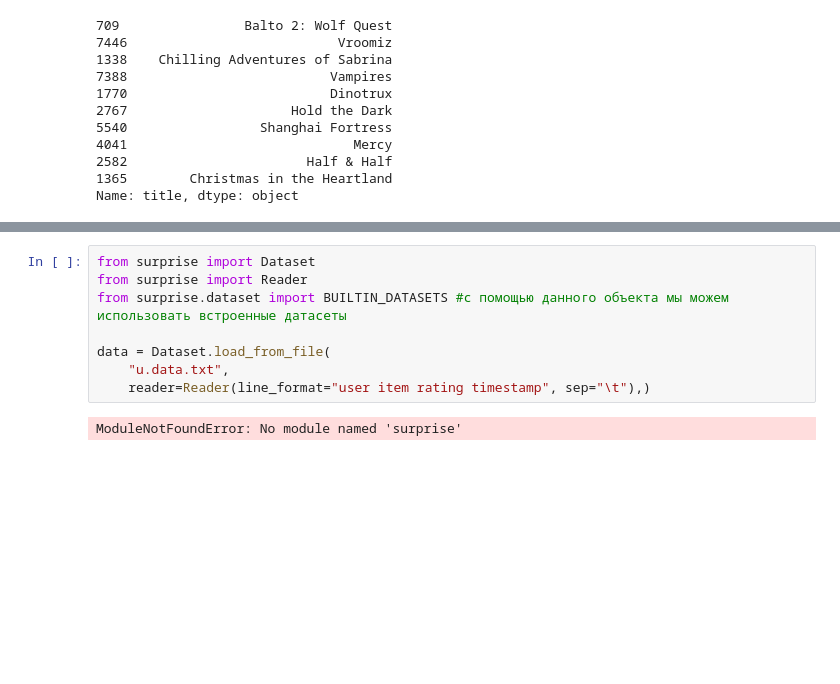
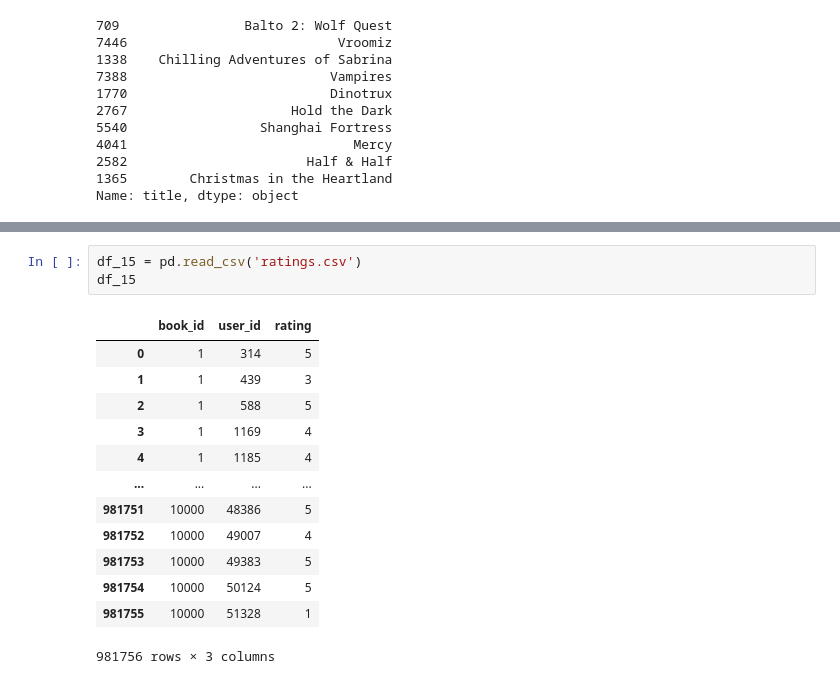
Before and after one commit to AlexGorel/IDE_NEW, a Jupyter notebook: MATH&ML-15. Рекомендательные системы. Часть II/MATH&ML-15. Рекомендательные системы. Часть II.ipynb, the cells around one changed output, grey strips where cells are left out. Cells and saved outputs as stored; diff of their text form; blank space fills up the shorter version.

```diff
--- a/MATH&ML-15. Рекомендательные системы. Часть II/MATH&ML-15. Рекомендательные системы. Часть II.ipynb
+++ b/MATH&ML-15. Рекомендательные системы. Часть II/MATH&ML-15. Рекомендательные системы. Часть II.ipynb
@@ -217,10 +174,17 @@ ERROR: ERROR: Failed to build installable wheels for some pyproject.toml based p
-# %%
-from surprise import Dataset
-from surprise import Reader
-from surprise.dataset import BUILTIN_DATASETS #с помощью данного объекта мы можем использовать встроенные датасеты
-
-data = Dataset.load_from_file(
-    "u.data.txt",
-    reader=Reader(line_format="user item rating timestamp", sep="\t"),)
-# %% [output]
-ModuleNotFoundError: No module named 'surprise'
+# %%
+df_15 = pd.read_csv('ratings.csv')
+df_15
+# %% [output]
+|  | book_id | user_id | rating |
+| 0 | 1 | 314 | 5 |
+| 1 | 1 | 439 | 3 |
+| 2 | 1 | 588 | 5 |
+| 3 | 1 | 1169 | 4 |
+| 4 | 1 | 1185 | 4 |
+| ... | ... | ... | ... |
+| 981751 | 10000 | 48386 | 5 |
+| 981752 | 10000 | 49007 | 4 |
+| 981753 | 10000 | 49383 | 5 |
+| 981754 | 10000 | 50124 | 5 |
+| 981755 | 10000 | 51328 | 1 |
+981756 rows × 3 columns
```
Also changed, not shown: parts of 12 cells of this notebook, 8 other files.
